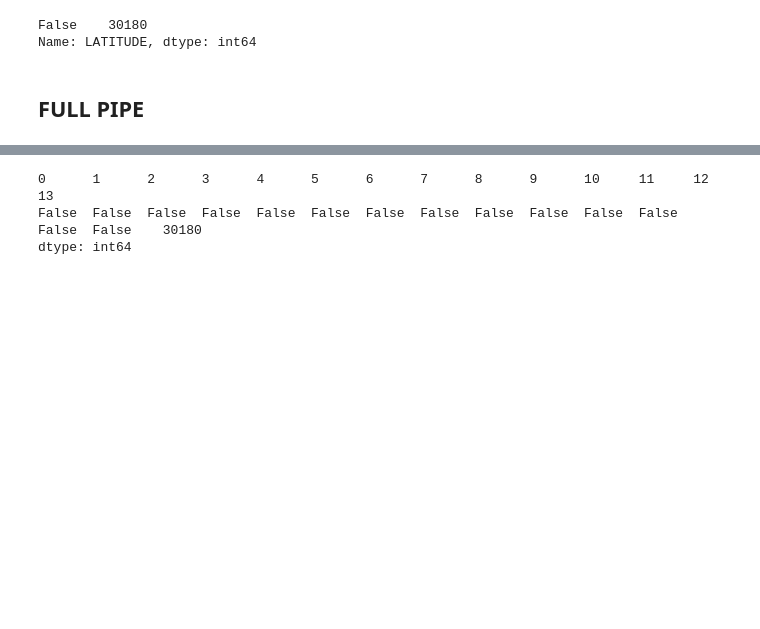
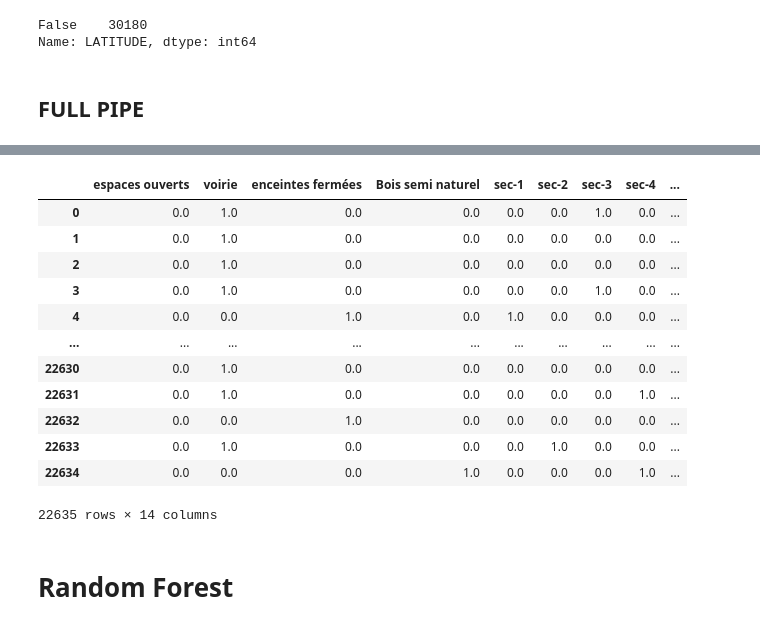
Before and after one commit to ManuLabricole/CDN-MachineLearning, a Jupyter notebook: random_forest.ipynb, the cells around one changed output, grey strips where cells are left out. Saved outputs shown, nothing was run; the diff lists cells and outputs as text; code cells hidden in the pictures; blank space fills up the shorter version.

Commit message:
finish pipeline

```diff
--- a/random_forest.ipynb
+++ b/random_forest.ipynb
@@ -267,7 +265,7 @@ Name: STADEDEDEVELOPPEMENT, Length: 30180, dtype: float64
 # %%
 pipeline_2 = Pipeline([
     ('imputerStadeDev', SimpleImputer(strategy='constant', fill_value=0)),
-    ("standartScaler", pipeline_3, ["STADEDEDEVELOPPEMENT"])
+    ("standartScaler", StandardScaler())
      ])
 # %% [markdown]
 ------
@@ -297,11 +290,41 @@ full_pipeline = ColumnTransformer([
     ("imputerStadDev", pipeline_2, ["STADEDEDEVELOPPEMENT"]),
     ("standartScaler", pipeline_3, ["LATITUDE", "LONGITUDE", "SUM_COORDINATE"])
  ])
+# %%
+col = [
+    "espaces ouverts",
+    "voirie",
+    "enceintes fermées",
+    "Bois semi naturel",
+    "sec-1",
+    "sec-2",
+    "sec-3",
+    "sec-4",
+    "sec-5",
+    "sec-6",
+    "STADEDEDEVELOPPEMENT",
+    "LATITUDE",
+    "LONGITUDE",
+    "SUM_COORDINATE"
+]
 # %%
 X_train = full_pipeline.fit_transform(X_train)
+X_train=pd.DataFrame(X_train, columns=col)
-# %%
-df_pipeline.isna().value_counts()
-# %% [output]
-0      1      2      3      4      5      6      7      8      9      10     11     12     13
-False  False  False  False  False  False  False  False  False  False  False  False  False  False    30180
-dtype: int64
+# %%
+X_train
+# %% [output]
+|  | espaces ouverts | voirie | enceintes fermées | Bois semi naturel | sec-1 | sec-2 | sec-3 | sec-4 | ... |
+| 0 | 0.0 | 1.0 | 0.0 | 0.0 | 0.0 | 0.0 | 1.0 | 0.0 | ... |
+| 1 | 0.0 | 1.0 | 0.0 | 0.0 | 0.0 | 0.0 | 0.0 | 0.0 | ... |
+| 2 | 0.0 | 1.0 | 0.0 | 0.0 | 0.0 | 0.0 | 0.0 | 0.0 | ... |
+| 3 | 0.0 | 1.0 | 0.0 | 0.0 | 0.0 | 0.0 | 1.0 | 0.0 | ... |
+| 4 | 0.0 | 0.0 | 1.0 | 0.0 | 1.0 | 0.0 | 0.0 | 0.0 | ... |
+| ... | ... | ... | ... | ... | ... | ... | ... | ... | ... |
+| 22630 | 0.0 | 1.0 | 0.0 | 0.0 | 0.0 | 0.0 | 0.0 | 0.0 | ... |
+| 22631 | 0.0 | 1.0 | 0.0 | 0.0 | 0.0 | 0.0 | 0.0 | 1.0 | ... |
+| 22632 | 0.0 | 0.0 | 1.0 | 0.0 | 0.0 | 0.0 | 0.0 | 0.0 | ... |
+| 22633 | 0.0 | 1.0 | 0.0 | 0.0 | 0.0 | 1.0 | 0.0 | 0.0 | ... |
+| 22634 | 0.0 | 0.0 | 0.0 | 1.0 | 0.0 | 0.0 | 0.0 | 1.0 | ... |
+22635 rows × 14 columns
+# %% [markdown]
+# Random Forest
```
Also changed, not shown: parts of 4 cells of this notebook.
